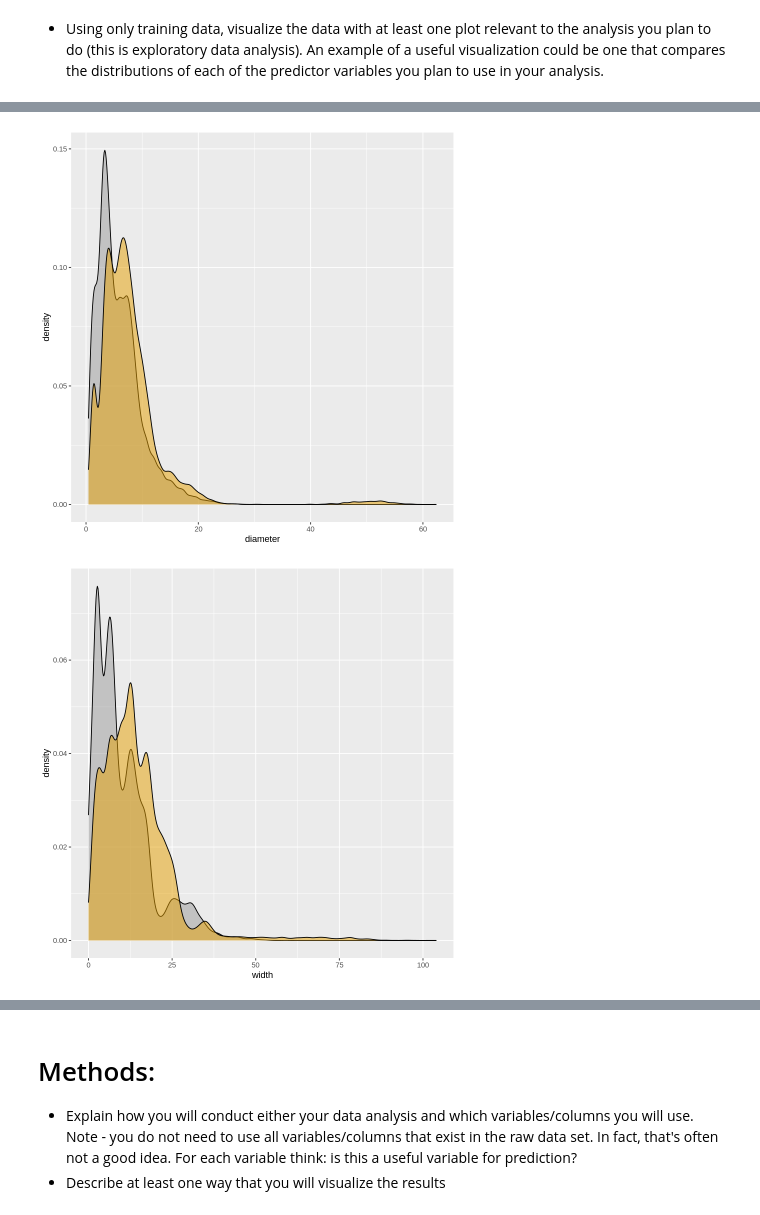
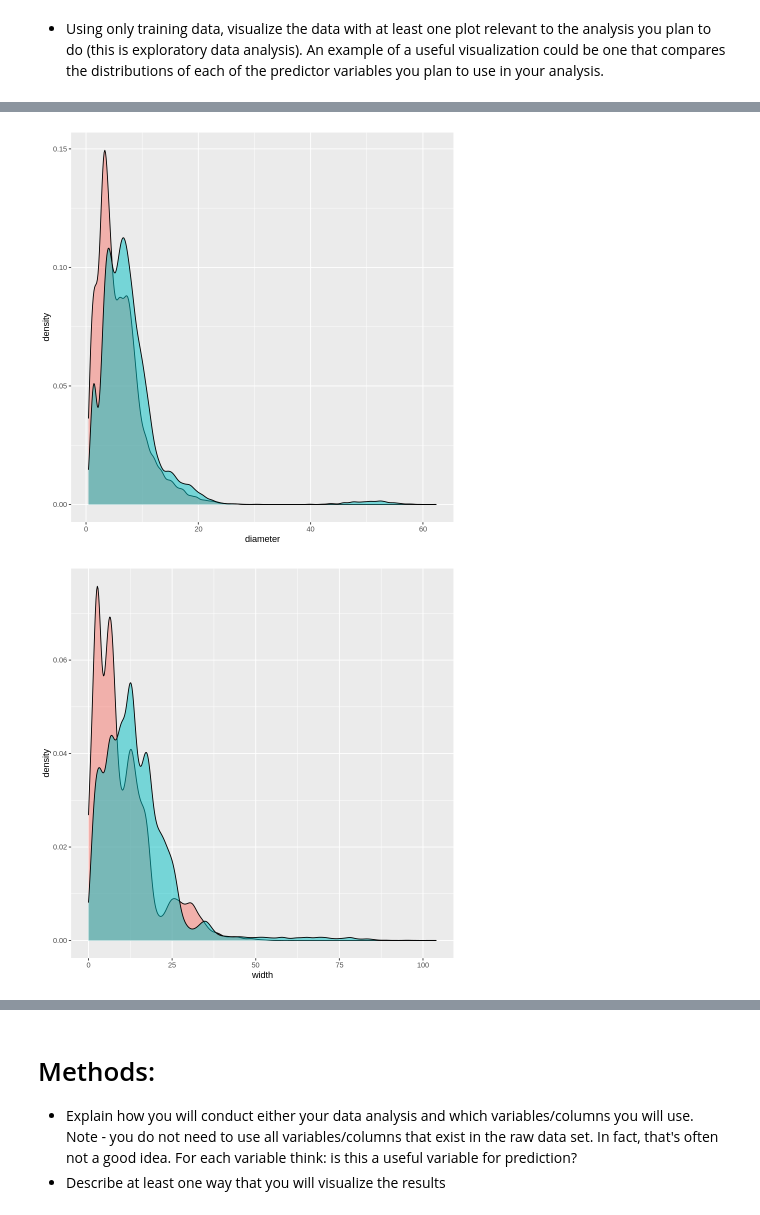
Before and after one commit to ciciliujx/DSCI100-Project, a Jupyter notebook: Proposal.ipynb, the cells around one changed output, grey strips where cells are left out. Saved outputs shown, nothing was run; the diff lists cells and outputs as text; code cells hidden in the pictures.

```diff
--- a/Proposal.ipynb
+++ b/Proposal.ipynb
@@ -107,35 +107,35 @@ mushroom_plot2 <- mushroom_training |>
     ggplot(aes(x=diameter, y=height, color=class)) +
     geom_point() +
     labs(x="Diameter ()", y="Height ()", color="Edibility")
 mushroom_plot3 <- mushroom_training |>
     ggplot(aes(x=width, y=height, color=class)) +
     geom_point() +
     labs(x="Width ()", y="Height ()", color="Edibility")
 mushroom_plot1
 # mushroom_plot2
 # mushroom_plot3
 
 
 # Marginal density plot of diamter (top panel)
 diameterDensity <- ggplot(mushroom_training, aes(diameter, fill=class)) +
   geom_density(alpha=.5) +
-  scale_fill_manual(values = c('#999999','#E69F00')) +
+  # scale_fill_manual(values = c('#999999','#E69F00')) +
   theme(legend.position = "none")
 diameterDensity
 
 # Marginal density plot of width (right panel)
 widthDensity <- ggplot(mushroom_training, aes(width, fill=class)) +
   geom_density(alpha=.5) +
-  scale_fill_manual(values = c('#999999','#E69F00')) +
+  # scale_fill_manual(values = c('#999999','#E69F00')) +
   theme(legend.position = "none")
 widthDensity
 
 heightDensity <- ggplot(mushroom_training, aes(height, fill=class)) +
   geom_density(alpha=.5) +
-  scale_fill_manual(values = c('#999999','#E69F00')) +
+  # scale_fill_manual(values = c('#999999','#E69F00')) +
   theme(legend.position = "none")
 heightDensity
 # %% [output]
 [figure]
-[figure, old version]
+[figure, new version]
-[figure, old version]
+[figure, new version]
```
Also changed, not shown: parts of 1 cell of this notebook.
